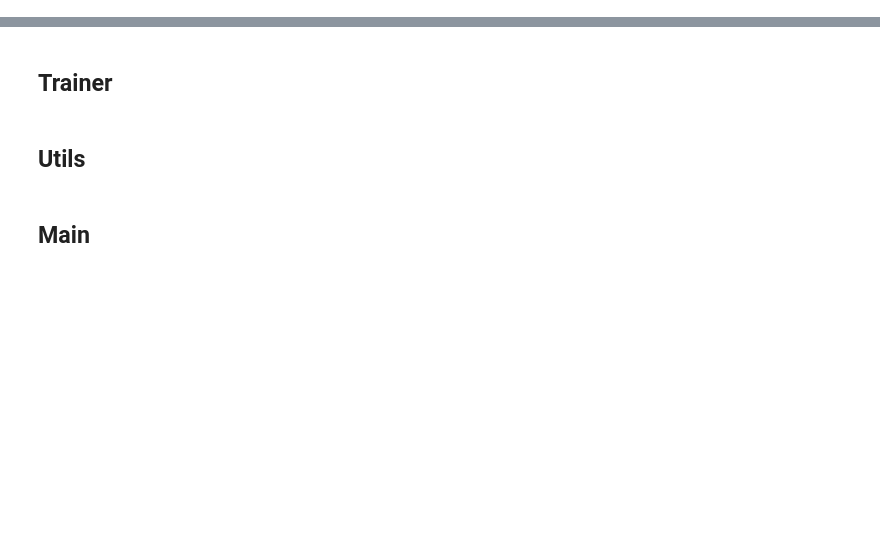
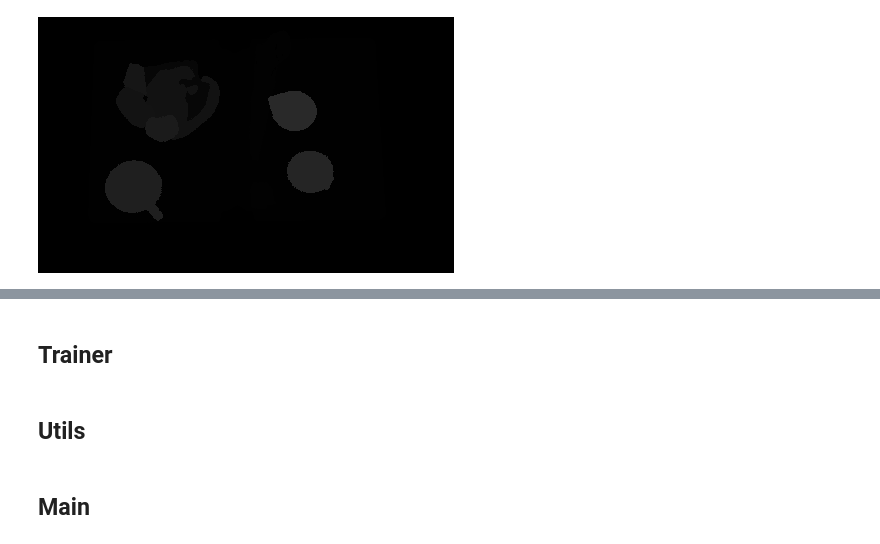
Before and after one commit to dldou/UNet, a Jupyter notebook: Unet.ipynb, the cells around one changed output, grey strips where cells are left out. Drawn from its saved outputs; the diff is of its cells as text; code cells hidden in the pictures; blank space fills up the shorter version.

```diff
--- a/Unet.ipynb
+++ b/Unet.ipynb
@@ -74,0 +143,5 @@ class MaskPILToTensor:
+# %%
+# labels
+train_dataset[0][1]
+# %% [output]
+[figure, added]
```
Also changed, not shown: parts of 24 cells of this notebook.
